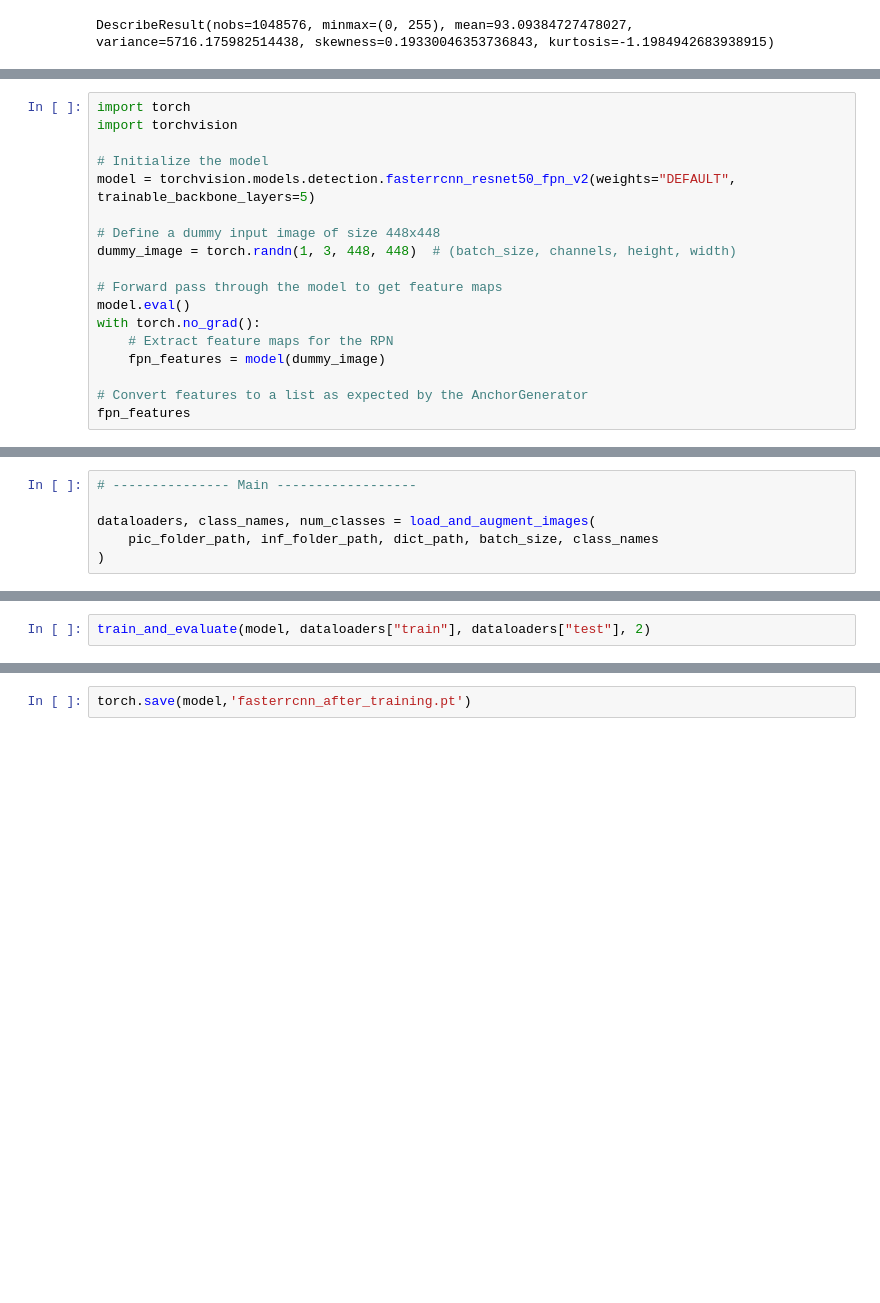
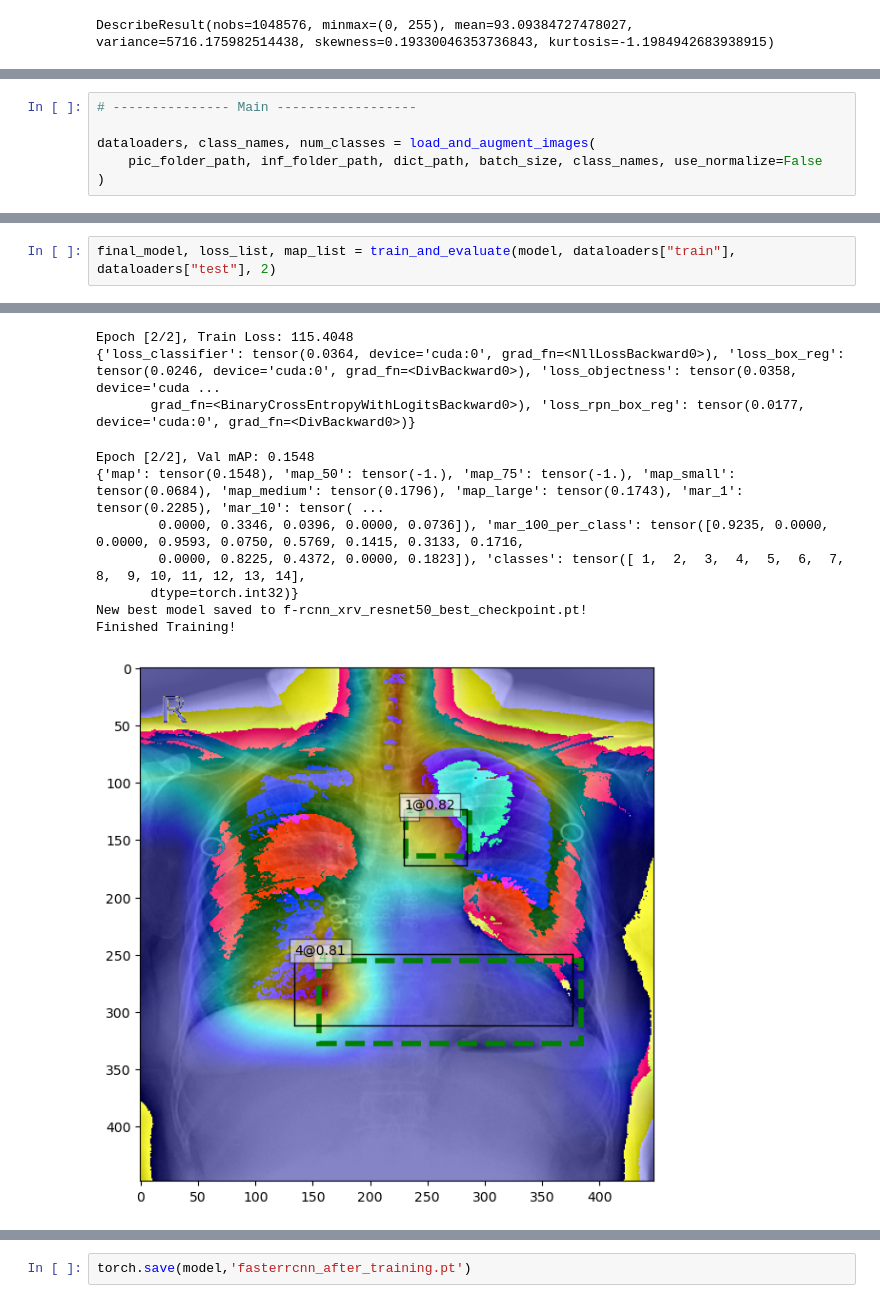
Before and after one commit to Scaramir/CV, a Jupyter notebook: src/xrv-resnet50-bbone.ipynb, the cells around one changed output, grey strips where cells are left out. Saved outputs shown, nothing was run; the diff lists cells and outputs as text; blank space fills up the shorter version.

```diff
--- a/src/xrv-resnet50-bbone.ipynb
+++ b/src/xrv-resnet50-bbone.ipynb
@@ -158,18 +170,0 @@ Aspect ratios:
-# %%
-import torch
-import torchvision
-
-# Initialize the model
-model = torchvision.models.detection.fasterrcnn_resnet50_fpn_v2(weights="DEFAULT", trainable_backbone_layers=5)
-
-# Define a dummy input image of size 448x448
-dummy_image = torch.randn(1, 3, 448, 448)  # (batch_size, channels, height, width)
-
-# Forward pass through the model to get feature maps
-model.eval()
-with torch.no_grad():
-    # Extract feature maps for the RPN
-    fpn_features = model(dummy_image)
-
-# Convert features to a list as expected by the AnchorGenerator
-fpn_features
@@ -888,7 +1035,7 @@ def evaluate_and_create_csv(model, test_dataloader, device):
 # --------------- Main ------------------
 
 dataloaders, class_names, num_classes = load_and_augment_images(
-    pic_folder_path, inf_folder_path, dict_path, batch_size, class_names
+    pic_folder_path, inf_folder_path, dict_path, batch_size, class_names, use_normalize=False
 )
 # %% [output]
 Device set to cuda.
@@ -898,3 +1045,4 @@ Length of test_ids: 8488
 Loaded the training dataset.
 # %%
-train_and_evaluate(model, dataloaders["train"], dataloaders["test"], 2)
+final_model, loss_list, map_list = train_and_evaluate(model, dataloaders["train"], dataloaders["test"], 2)
+# %% [output]
@@ -900,0 +1062,11 @@ train_and_evaluate(model, dataloaders["train"], dataloaders["test"], 2)
+Epoch [2/2], Train Loss: 115.4048
+{'loss_classifier': tensor(0.0364, device='cuda:0', grad_fn=<NllLossBackward0>), 'loss_box_reg': tensor(0.0246, device='cuda:0', grad_fn=<DivBackward0>), 'loss_objectness': tensor(0.0358, device='cuda ...
+       grad_fn=<BinaryCrossEntropyWithLogitsBackward0>), 'loss_rpn_box_reg': tensor(0.0177, device='cuda:0', grad_fn=<DivBackward0>)}
+Epoch [2/2], Val mAP: 0.1548
+{'map': tensor(0.1548), 'map_50': tensor(-1.), 'map_75': tensor(-1.), 'map_small': tensor(0.0684), 'map_medium': tensor(0.1796), 'map_large': tensor(0.1743), 'mar_1': tensor(0.2285), 'mar_10': tensor( ...
+        0.0000, 0.3346, 0.0396, 0.0000, 0.0736]), 'mar_100_per_class': tensor([0.9235, 0.0000, 0.0000, 0.9593, 0.0750, 0.5769, 0.1415, 0.3133, 0.1716,
+        0.0000, 0.8225, 0.4372, 0.0000, 0.1823]), 'classes': tensor([ 1,  2,  3,  4,  5,  6,  7,  8,  9, 10, 11, 12, 13, 14],
+       dtype=torch.int32)}
+New best model saved to f-rcnn_xrv_resnet50_best_checkpoint.pt!
+Finished Training!
+[figure, added]
```
Also changed, not shown: parts of 15 cells of this notebook.
